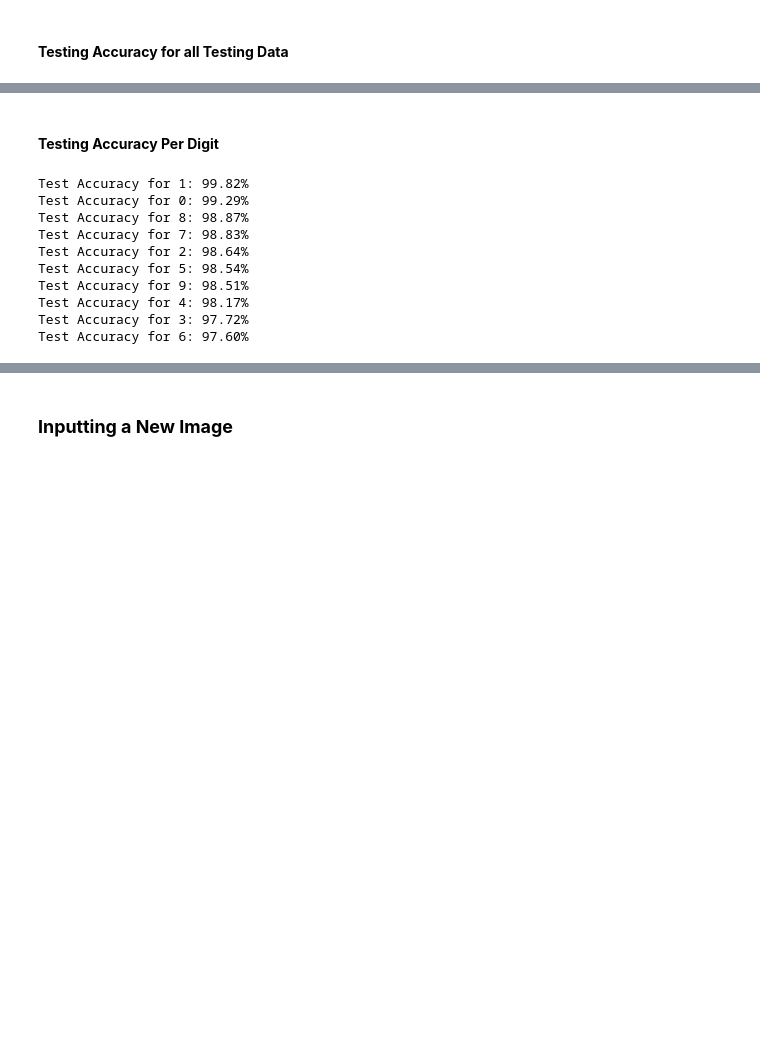
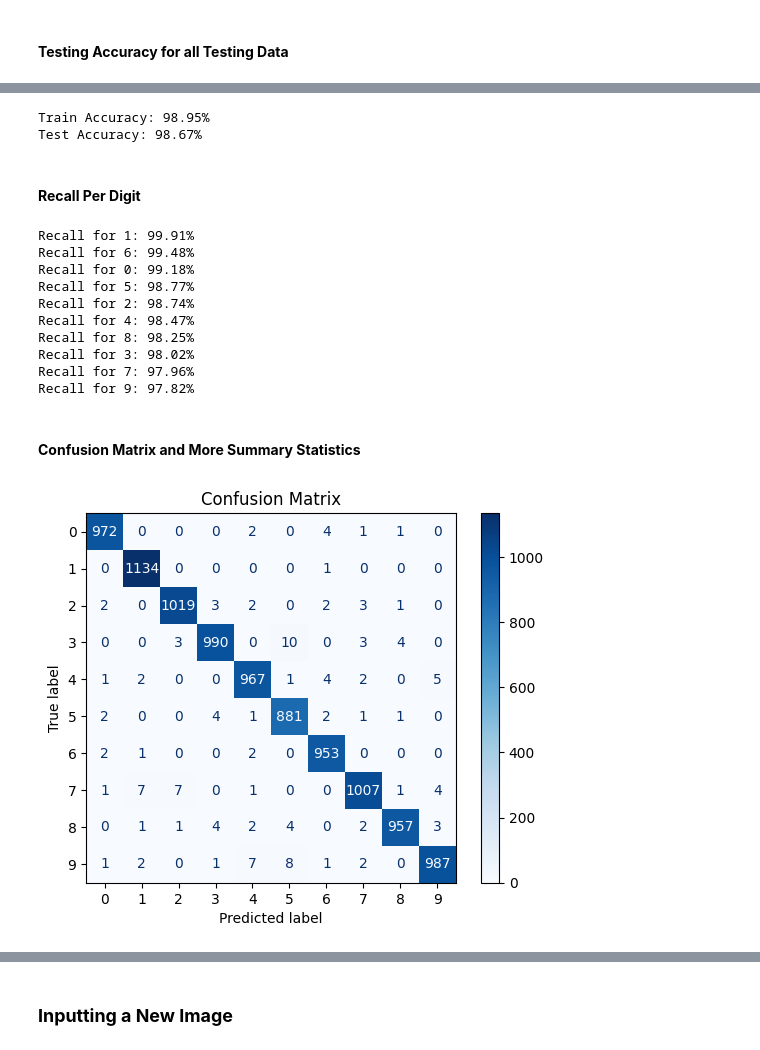
Before and after one commit to dariansal/deep-learning-mnist, a Jupyter notebook: notebooks/model-selection.ipynb, the cells around one changed output, grey strips where cells are left out. Saved outputs shown, nothing was run; the diff lists cells and outputs as text; code cells hidden in the pictures; blank space fills up the shorter version.

Commit message:
Add confusion matrix and relevant summary statistics to better evaluate the model.

```diff
--- a/notebooks/model-selection.ipynb
+++ b/notebooks/model-selection.ipynb
@@ -542,7 +557,7 @@ def load_model():
     model = NumberNN(hypers.hidden_one, hypers.hidden_two, hypers.drop_rate, hypers.n_slope).to(device)
     #Update model's parameters to what it was after training
     #model.load_state_dict(torch.load(f'../models/{trained_model}.pth'))
-    model.load_state_dict(torch.load(f'../models/mlp-lr0.001-b512-ep20-0.2p-lesstdata-98.35pth'))
+    model.load_state_dict(torch.load(f'../models/mlp-h11024-lr0.001-b512-ep20-0.3-98.67.pth', map_location = device))
 
     '''Sometimes in training some neurons turned off (called dropout) to prevent overfitting, but when testing
 you want all neurons in model to be used, so eval fixes this as well as other settings for testing so model
@@ -599,5 +616,14 @@ Test Accuracy: 98.35%
+# %%
+train_accuracy, __ = evaluate(model, loader = norm_aug_loader)
+print(f'Train Accuracy:{train_accuracy : .2f}%')
+
+test_accuracy, predicted = evaluate(model, loader = test_loader)
+print(f'Test Accuracy:{test_accuracy : .2f}%')
+# %% [output]
+Train Accuracy: 98.95%
+Test Accuracy: 98.67%
 # %% [markdown]
-#### __Testing Accuracy Per Digit__
+#### __Recall Per Digit__
 # %%
 def digit_indices(dataset, digit):
     indices = []
@@ -606,28 +632,54 @@ def digit_indices(dataset, digit):
             indices.append(index)
     return indices
 # %%
-accuracies = {}
+recalls = {}
 
 for i in range(0,10):
     one_digit_indices = digit_indices(dataset = test_dataset, digit = i)
     one_digit_test_set = Subset(test_dataset, one_digit_indices)
-    one_digit_loader = DataLoader(one_digit_test_set, batch_size= 512, shuffle = False)
+    one_digit_loader = DataLoader(one_digit_test_set, batch_size = 512, shuffle = False)
 
-    accuracy = evaluate(model, loader = one_digit_loader)
-    accuracies[i] = accuracy
+    recall, __ = evaluate(model, loader = one_digit_loader)
+    recalls[i] = recall
 
-sorted_accuracies = sorted(accuracies.items(), key = itemgetter(1), reverse = True)
+sorted_recalls = sorted(recalls.items(), key = itemgetter(1), reverse = True)
 
-for digit, accuracy in sorted_accuracies:
-    print(f'Test Accuracy for {digit}:{accuracy: .2f}%')
+for digit, recall in sorted_recalls:
+    print(f'Recall for {digit}:{recall: .2f}%')
 # %% [output]
-Test Accuracy for 1: 99.82%
-Test Accuracy for 0: 99.29%
-Test Accuracy for 8: 98.87%
-Test Accuracy for 7: 98.83%
-Test Accuracy for 2: 98.64%
-Test Accuracy for 5: 98.54%
-Test Accuracy for 9: 98.51%
-Test Accuracy for 4: 98.17%
-Test Accuracy for 3: 97.72%
-Test Accuracy for 6: 97.60%
+Recall for 1: 99.91%
+Recall for 6: 99.48%
+Recall for 0: 99.18%
+Recall for 5: 98.77%
+Recall for 2: 98.74%
+Recall for 4: 98.47%
+Recall for 8: 98.25%
+Recall for 3: 98.02%
+Recall for 7: 97.96%
+Recall for 9: 97.82%
+# %% [markdown]
+#### __Confusion Matrix and More Summary Statistics__
+# %%
+'''Can't append lists otherwise you get nested list structure. Can either append each element to the list in loop or use extend().
+Numpy array eventually required for creating the confusion matrix. Python lists memory works like ArrayLists while numpy arrays work
+like normal arrays. Homogenous, contiguous np array means easier to calculate memory address of element so CPU can access stuff much faster
+for numpy. Unlike numpy, Python doesn't store objects themselves in list (fast) but instead a pointer to support heterogenous list.
+np array must be on CPU.'''
+
+labels = []
+for image, label in test_dataset:
+    labels.append(label)
+
+np_labels = np.array(labels)
+np_predicted = predicted.to("cpu").numpy() #np arrays
+# %%
+cm = confusion_matrix(np_labels, np_predicted)
+
+#matplotlib object
+disp = ConfusionMatrixDisplay(confusion_matrix=cm, display_labels=[i for i in range(0,10)])
+
+disp.plot(cmap='Blues')
+plt.title('Confusion Matrix')
+plt.show()
+# %% [output]
+[figure, added]
```
Also changed, not shown: parts of 21 cells of this notebook, 2 other files.
